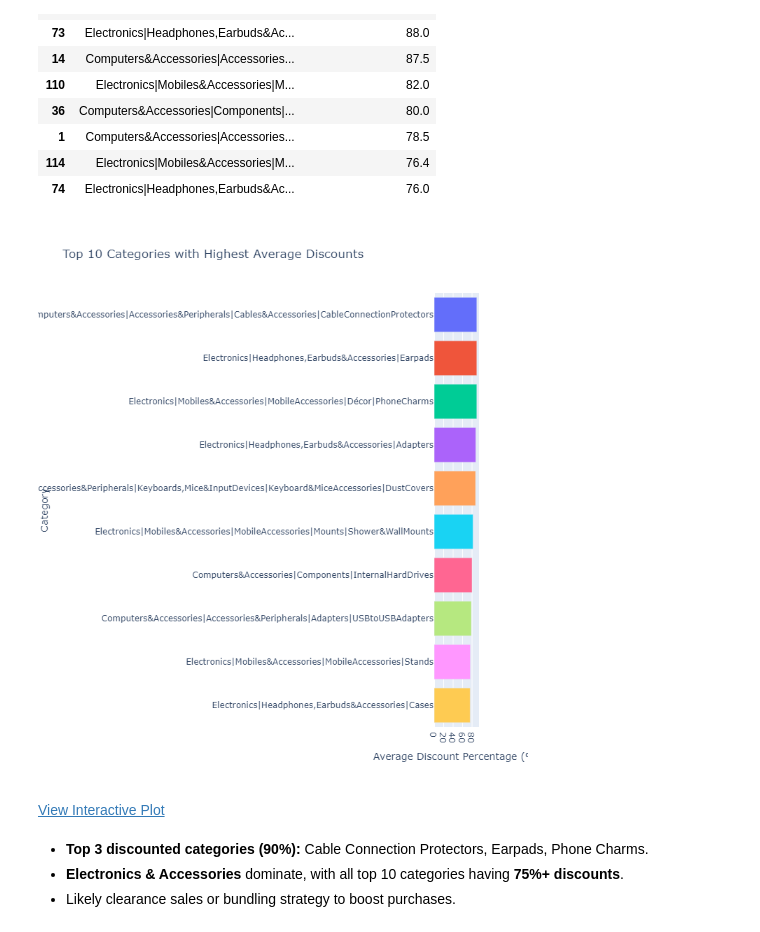
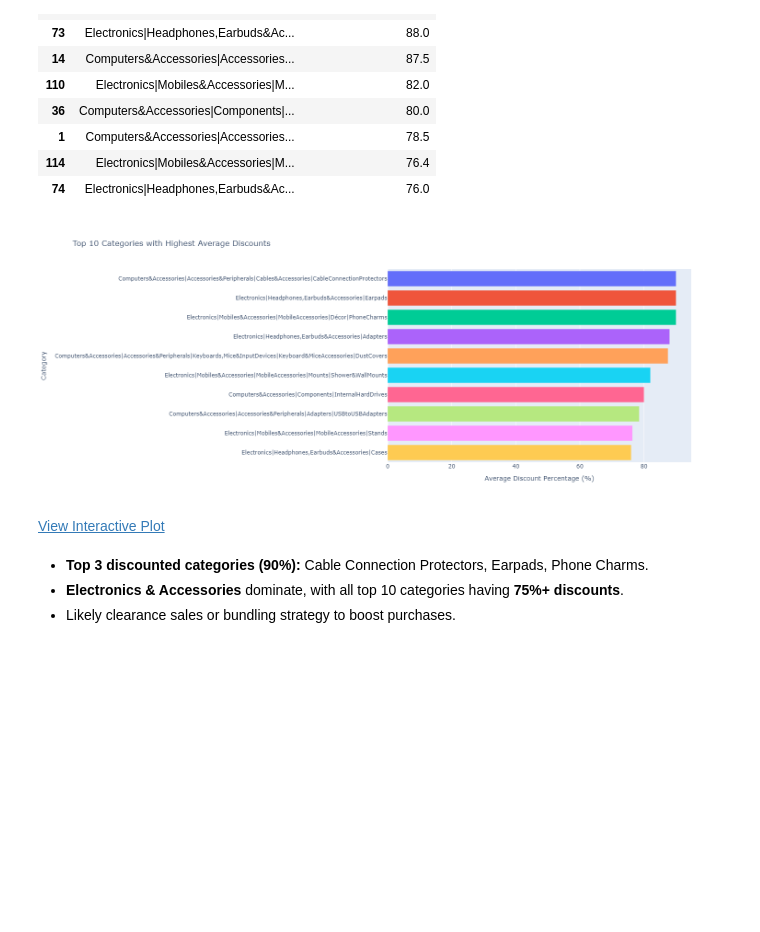
Before and after one commit to mariamkhan04/Amazon_Sales_Analysis_Plotly, a Jupyter notebook: eda.ipynb, the cells around one changed output. Cells and saved outputs as stored; diff of their text form; code cells hidden in the pictures; blank space fills up the shorter version.

```diff
--- a/eda.ipynb
+++ b/eda.ipynb
@@ -348,12 +348,12 @@ top_discounted_categories
 # %%
 # bar chart for how average discount percentage varies across top 10 discounted categories
 fig4 = px.bar(top_discounted_categories, x='discount_percentage', y='category',
               title='Top 10 Categories with Highest Average Discounts', orientation='h', color='category')
-fig4.update_layout(xaxis_title='Average Discount Percentage (%)', yaxis_title='Category',width=1300,height=800, showlegend=False)
+fig4.update_layout(xaxis_title='Average Discount Percentage (%)', yaxis_title='Category',width=1500,height=600, showlegend=False)
 # fig4.show()
 save_and_display(fig4, "plotlyplots/plot4.html")
 # %% [output]
-[figure, old version]
+[figure, new version]
 View Interactive Plot
 # %% [markdown]
 - **Top 3 discounted categories (90%):** Cable Connection Protectors, Earpads, Phone Charms.
```
Also changed, not shown: parts of 1 cell of this notebook, 6 other files.
